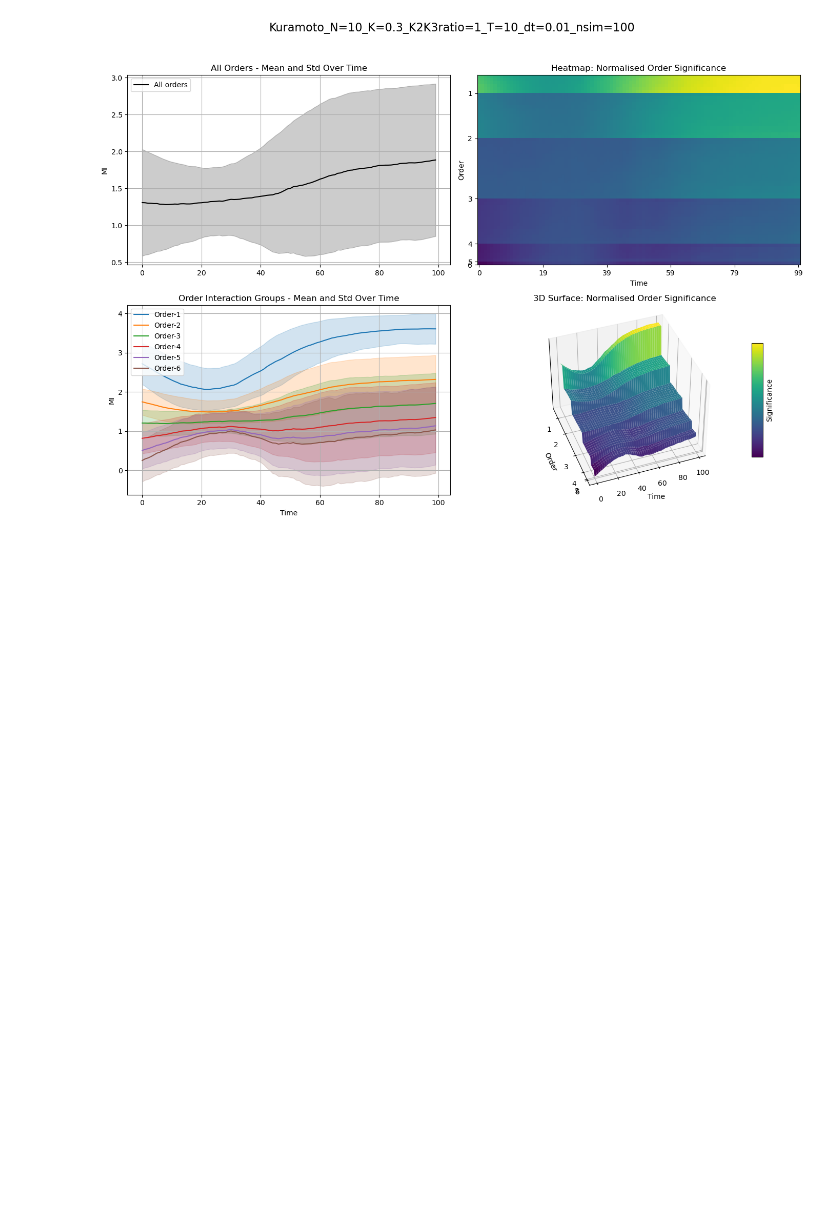
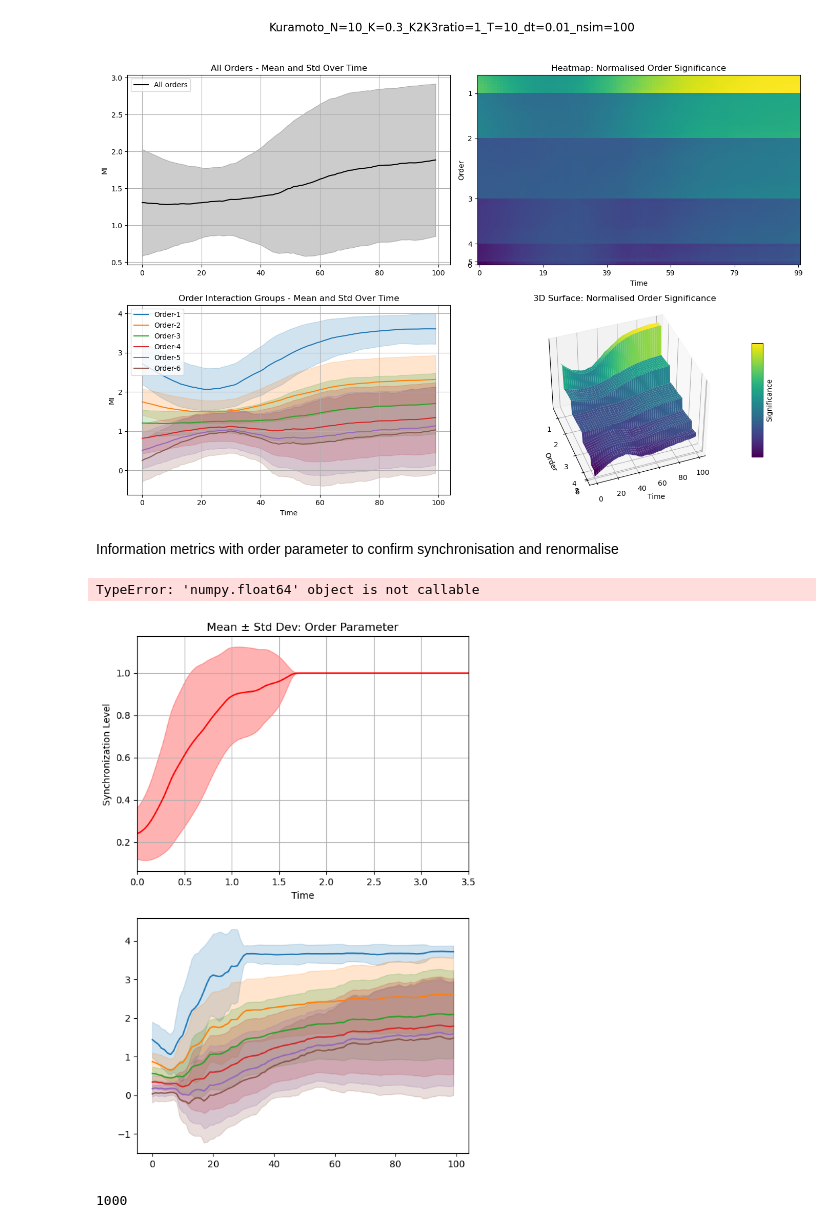
Before and after one commit to cyrilrommens/PhD_2, a Jupyter notebook: kuramoto_complete.ipynb, the cells around one changed output. Drawn from its saved outputs; the diff is of its cells as text; code cells hidden in the pictures; blank space fills up the shorter version.

Commit message:
Information metrics normalised against criticality

```diff
--- a/kuramoto_complete.ipynb
+++ b/kuramoto_complete.ipynb
@@ -752,3 +767,5 @@ for frequency_dataframe in frequencies_dfs:
 combined_simulation_plot(simulation_results, N, K, K2K3_ratio, T, dt, n_sim)
 # %% [output]
 [figure]
+# %% [markdown]
+Information metrics with order parameter to confirm synchronisation and renormalise
@@ -754,0 +873,27 @@ combined_simulation_plot(simulation_results, N, K, K2K3_ratio, T, dt, n_sim)
+# %%
+# System settings
+N = 10
+K = 0.5
+K2K3_ratio = 0.5
+T = 10
+dt = 0.01
+n_sim = 10
+
+# Run simulations
+simulation_results = []
+t_eval, r_all, frequencies_dfs = simulate_xgi_time_series(N, K, K2K3_ratio, T, dt, n_sim)
+
+# Obtain information metrics
+window_size = 400
+window_step = 6
+dimension_max = 6
+dimension_tot = 6
+
+for frequency_dataframe in frequencies_dfs:
+    df_oscillators = interactions_values_relative(frequency_dataframe, window_size, window_step, dimension_max, dimension_tot)
+    simulation_results.append(df_oscillators)
+
+combined_simulation_plot_with_order_parameter(simulation_results, N, K, K2K3_ratio, T, dt, n_sim, t_eval, r_all)
+# %% [output]
+TypeError: 'numpy.float64' object is not callable
+[figure, added]
@@ -754,0 +912,4 @@ combined_simulation_plot(simulation_results, N, K, K2K3_ratio, T, dt, n_sim)
+# %%
+len(t_eval)
+# %% [output]
+1000
```
Also changed, not shown: parts of 13 cells of this notebook.
